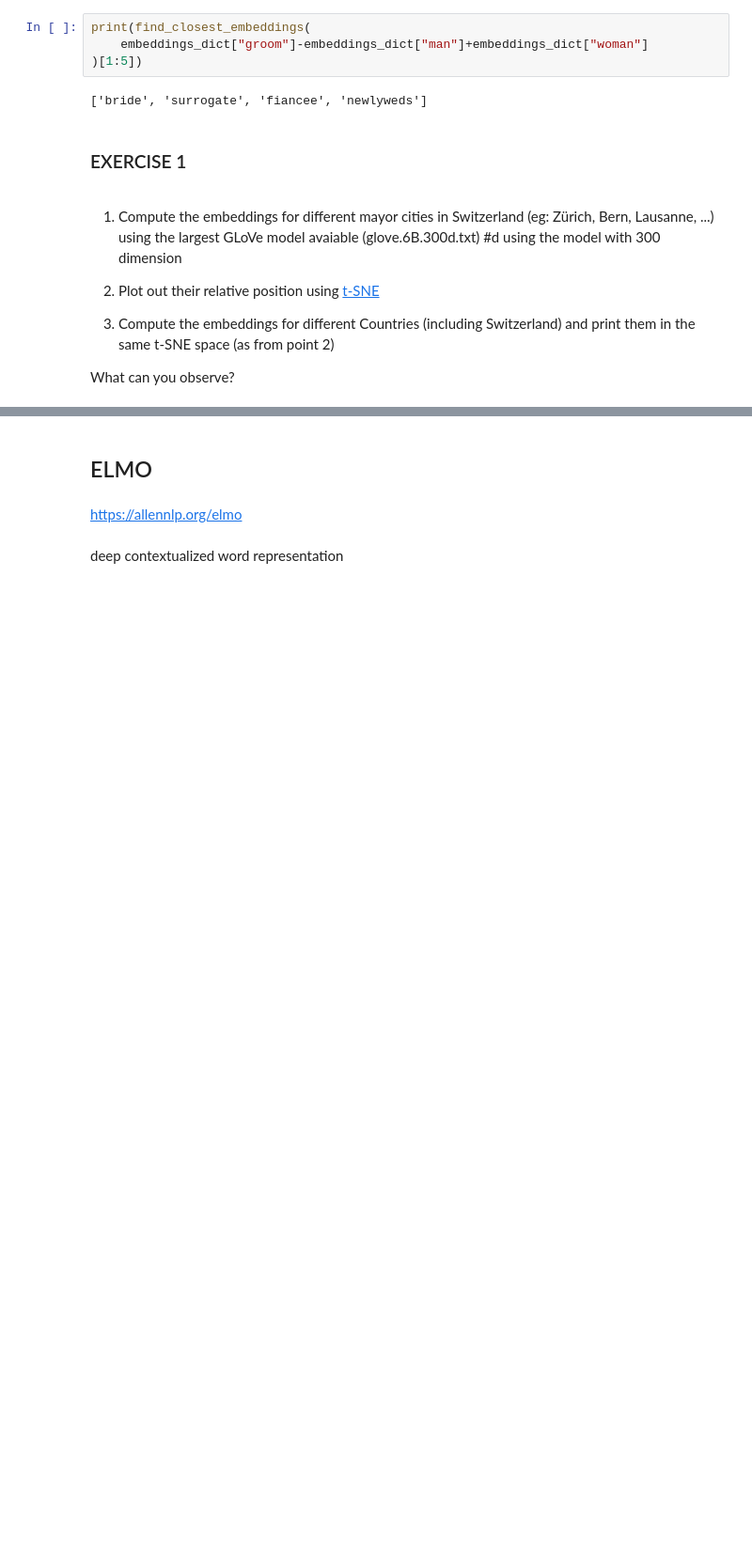
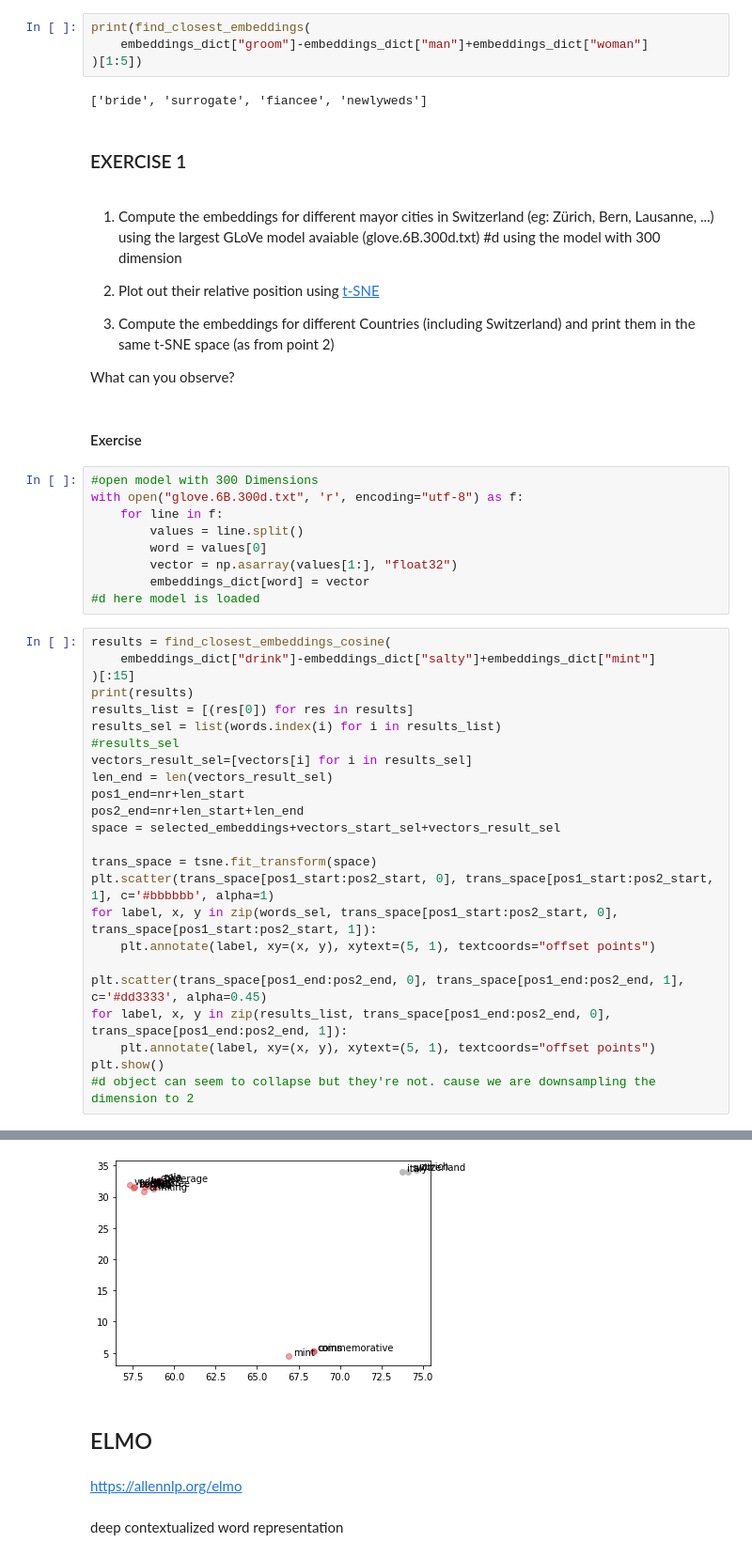
Before and after one commit to dave1b/nlp_hs21, a Jupyter notebook: pretrainedModel/Pretrained models.ipynb, the cells around one changed output, grey strips where cells are left out. Shown at 94% size. Saved outputs shown, nothing was run; the diff lists cells and outputs as text; blank space fills up the shorter version.

Commit message:
did exercises

```diff
--- a/pretrainedModel/Pretrained models.ipynb
+++ b/pretrainedModel/Pretrained models.ipynb
@@ -280,3 +268,39 @@ print(find_closest_embeddings(
 3) Compute the embeddings for different Countries (including Switzerland) and print them in the same t-SNE space (as from point 2)
 
 What can you observe?
+# %% [markdown]
+<h4>Exercise</h4>
+# %%
+#open model with 300 Dimensions
+with open("glove.6B.300d.txt", 'r', encoding="utf-8") as f:
+    for line in f:
+        values = line.split()
+        word = values[0]
+        vector = np.asarray(values[1:], "float32")
+        embeddings_dict[word] = vector
+#d here model is loaded
+# %%
+results = find_closest_embeddings_cosine(
+    embeddings_dict["drink"]-embeddings_dict["salty"]+embeddings_dict["mint"]
+)[:15]
+print(results)
+results_list = [(res[0]) for res in results]
+results_sel = list(words.index(i) for i in results_list)
+#results_sel
+vectors_result_sel=[vectors[i] for i in results_sel]
+len_end = len(vectors_result_sel)
+pos1_end=nr+len_start
+pos2_end=nr+len_start+len_end
+space = selected_embeddings+vectors_start_sel+vectors_result_sel
+
+trans_space = tsne.fit_transform(space)
+plt.scatter(trans_space[pos1_start:pos2_start, 0], trans_space[pos1_start:pos2_start, 1], c='#bbbbbb', alpha=1)
+for label, x, y in zip(words_sel, trans_space[pos1_start:pos2_start, 0], trans_space[pos1_start:pos2_start, 1]):
+    plt.annotate(label, xy=(x, y), xytext=(5, 1), textcoords="offset points")
+
+plt.scatter(trans_space[pos1_end:pos2_end, 0], trans_space[pos1_end:pos2_end, 1], c='#dd3333', alpha=0.45)
+for label, x, y in zip(results_list, trans_space[pos1_end:pos2_end, 0], trans_space[pos1_end:pos2_end, 1]):
+    plt.annotate(label, xy=(x, y), xytext=(5, 1), textcoords="offset points")
+plt.show()
+#d object can seem to collapse but they're not. cause we are downsampling the dimension to 2
+# %% [output]
@@ -283,3 +320,4 @@ What can you observe?
+[figure, added]
 # %% [markdown]
 ## ELMO
 # %% [markdown]
```
Also changed, not shown: parts of 18 cells of this notebook.
